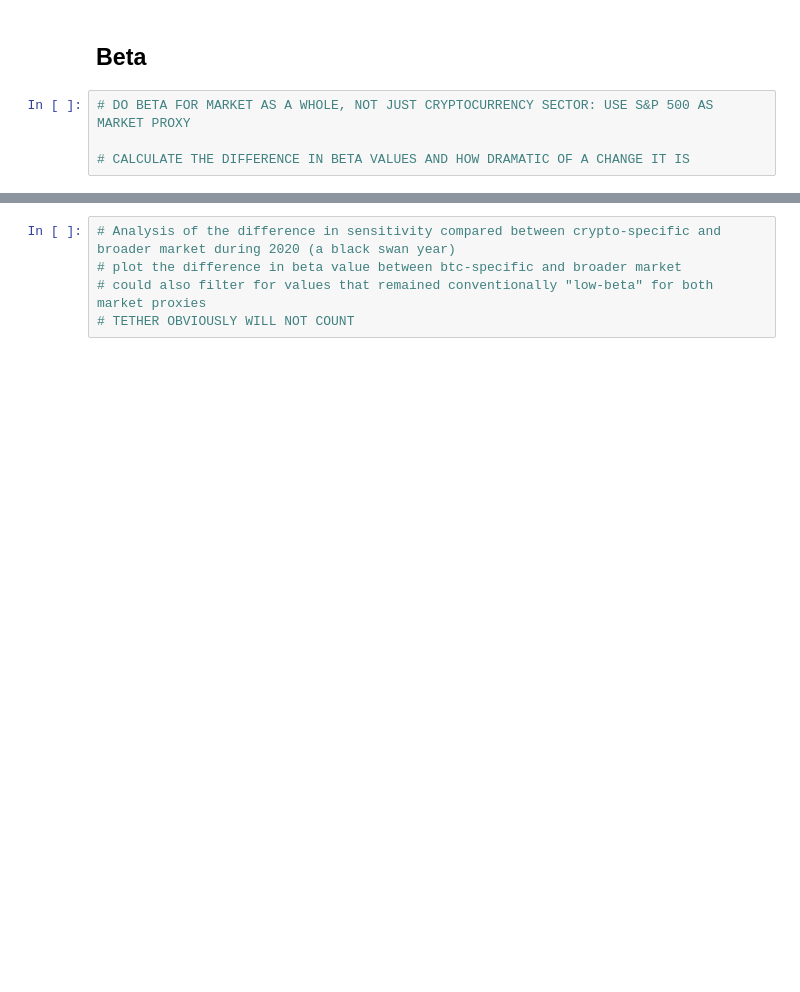
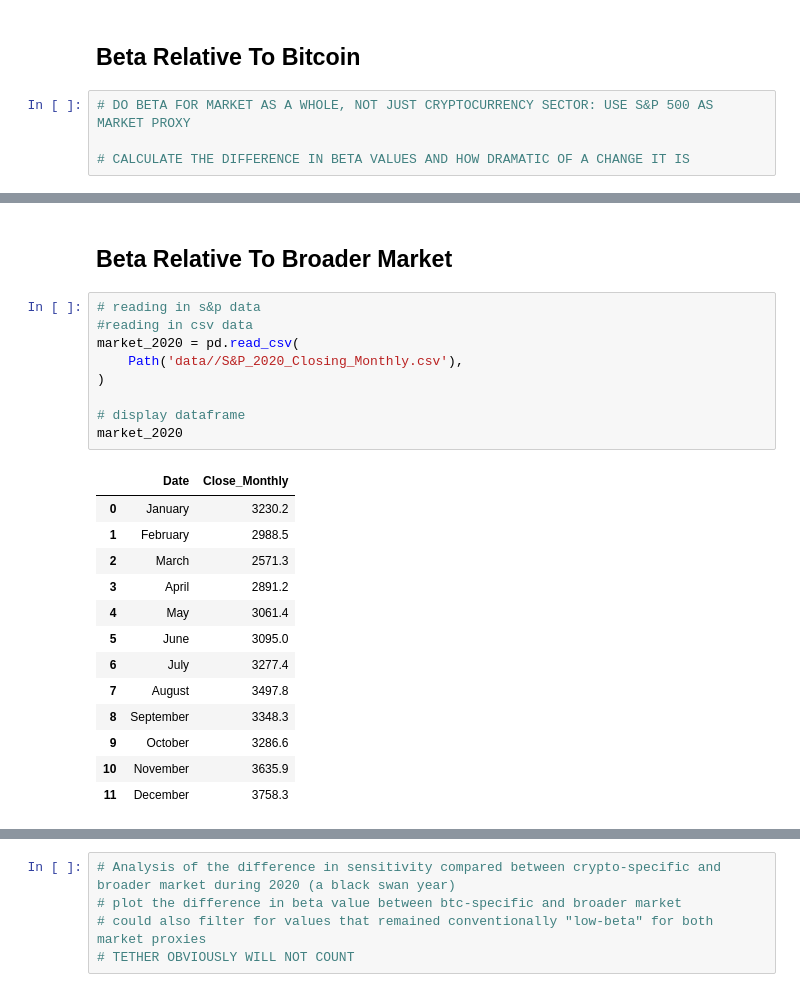
Before and after one commit to nathanduft44/Crypto_Corrisk, a Jupyter notebook: Ray_WorkSpace/RH_Analysis/RH_Analysis_Round_Extra_1.ipynb, the cells around one changed output, grey strips where cells are left out. Saved outputs shown, nothing was run; the diff lists cells and outputs as text; blank space fills up the shorter version.

```diff
--- a/Ray_WorkSpace/RH_Analysis/RH_Analysis_Round_Extra_1.ipynb
+++ b/Ray_WorkSpace/RH_Analysis/RH_Analysis_Round_Extra_1.ipynb
@@ -317,7 +317,7 @@ std_dev_series.hvplot.heatmap(
 # %% [output]
 [interactive output not drawn]
 # %% [markdown]
-## Beta
+## Beta Relative To Bitcoin
 # %%
 # DO BETA FOR MARKET AS A WHOLE, NOT JUST CRYPTOCURRENCY SECTOR: USE S&P 500 AS MARKET PROXY
 
@@ -350,3 +350,28 @@ beta_exc_btc.hvplot.heatmap(
 # NEED TO CHANGE Y AXIS TO NOT SHOW SCIENTIFIC NOTATION
 # %% [output]
 [interactive output not drawn]
+# %% [markdown]
+## Beta Relative To Broader Market
+# %%
+# reading in s&p data
+#reading in csv data
+market_2020 = pd.read_csv(
+    Path('data//S&P_2020_Closing_Monthly.csv'),
+)
+
+# display dataframe
+market_2020
+# %% [output]
+|  | Date | Close_Monthly |
+| 0 | January | 3230.2 |
+| 1 | February | 2988.5 |
+| 2 | March | 2571.3 |
+| 3 | April | 2891.2 |
+| 4 | May | 3061.4 |
+| 5 | June | 3095.0 |
+| 6 | July | 3277.4 |
+| 7 | August | 3497.8 |
+| 8 | September | 3348.3 |
+| 9 | October | 3286.6 |
+| 10 | November | 3635.9 |
+| 11 | December | 3758.3 |
```
Also changed, not shown: parts of 7 cells of this notebook, 4 other files.
